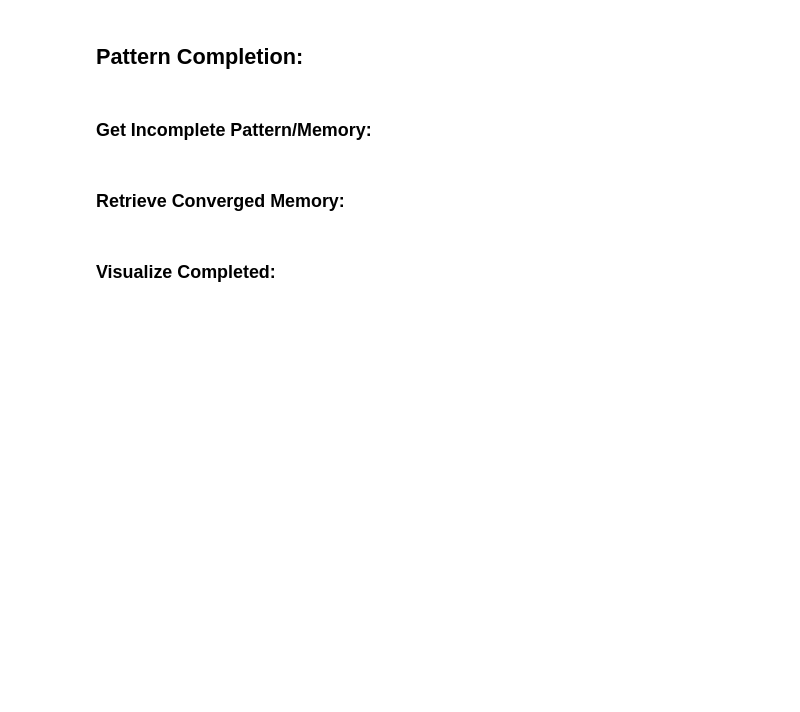
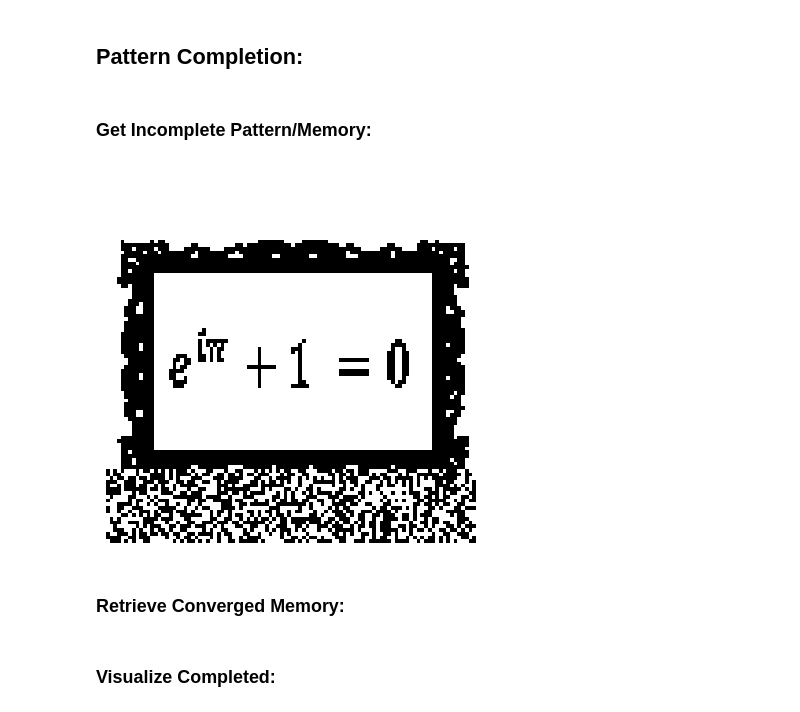
Before and after one commit to d-domeniconi/hopfield_network, a Jupyter notebook: learning_about_learning.ipynb, the cells around one changed output. Cells and saved outputs as stored; diff of their text form; code cells hidden in the pictures; blank space fills up the shorter version.

```diff
--- a/learning_about_learning.ipynb
+++ b/learning_about_learning.ipynb
@@ -109,5 +109,19 @@ hp.vizualize([tolkien_corrected],[],[], len(tolkien_corrected), save = False, re
 ## Pattern Completion:
 # %% [markdown]
 ### Get Incomplete Pattern/Memory:
+# %%
+img_euler, vetor_euler = hp.preprocessar_para_hopfield("dataset/euler.png",
+                                                       size = 100,
+                                                       threshold = 0.2,
+                                                       swap_colors = False)
+
+img_weights = img_weights + hp.train(len(vetor_euler), [vetor_euler])
+# %%
+euler_incomplete = vetor_euler.copy()
+euler_incomplete[8000:] = hp.add_noise(euler_incomplete[8000:], noise_level=0.50)
+# %%
+hp.vizualize([euler_incomplete],[],[], len(euler_incomplete), save = False, recall = False)
+# %% [output]
+[figure, added]
 # %% [markdown]
 ### Retrieve Converged Memory:
```
Also changed, not shown: parts of 6 cells of this notebook, 8 other files.
